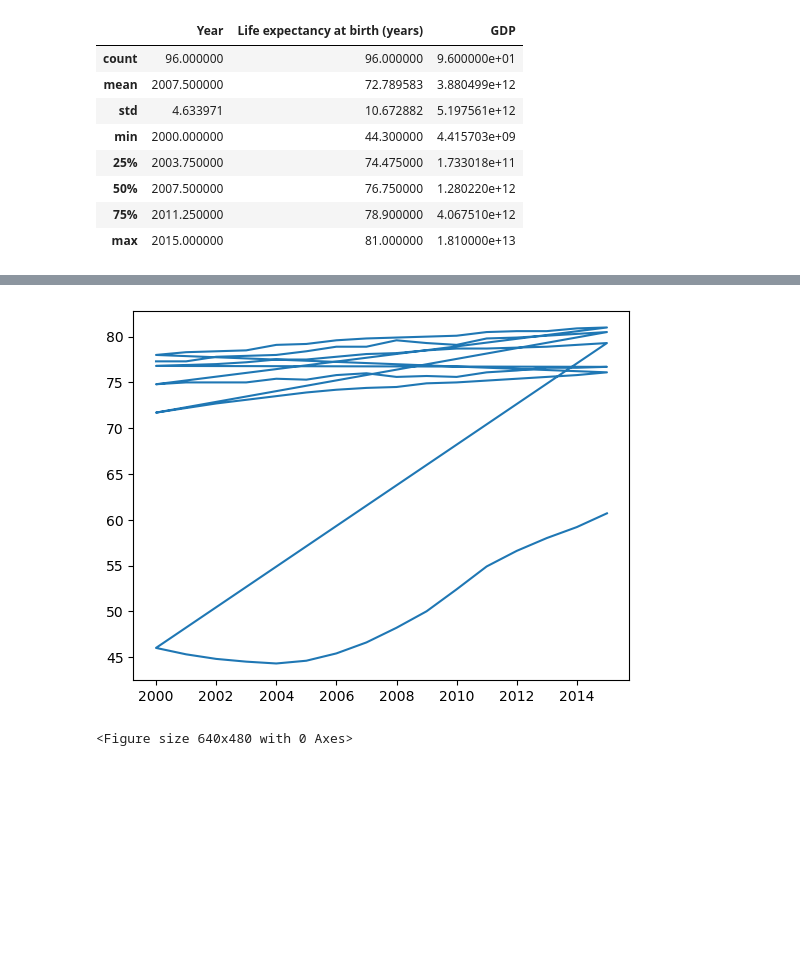
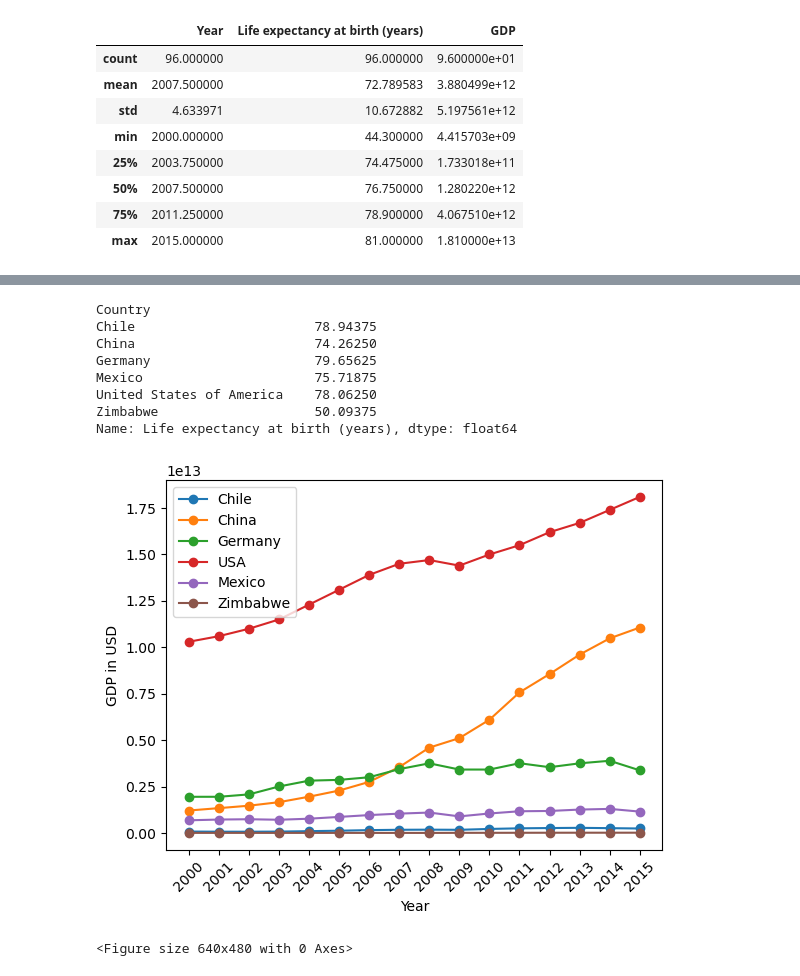
Before and after one commit to tylerjamesf/life_expectancy_GDP, a Jupyter notebook: life_expectancy_gdp.ipynb, the cells around one changed output, grey strips where cells are left out. Cells and saved outputs as stored; diff of their text form; code cells hidden in the pictures; blank space fills up the shorter version.

```diff
--- a/life_expectancy_gdp.ipynb
+++ b/life_expectancy_gdp.ipynb
@@ -29,7 +100,34 @@ df.describe()
 # %%
-plt.plot(df['Year'], df['Life expectancy at birth (years)'])
-plt.show()
-plt.clf()
+print(df.groupby('Country')['Life expectancy at birth (years)'].mean())
 # %% [output]
-[figure, removed]
-<Figure size 640x480 with 0 Axes>
+Country
+Chile                       78.94375
+China                       74.26250
+Germany                     79.65625
+Mexico                      75.71875
+United States of America    78.06250
+Zimbabwe                    50.09375
+Name: Life expectancy at birth (years), dtype: float64
+# %%
+ax = plt.subplot()
+ax.set_xticks(x_ticks)
+
+plt.plot(x,chile_y["GDP"], label='Chile', marker='o')
+plt.plot(x, china_y["GDP"], label='China', marker='o')
+plt.plot(x, germany_y["GDP"], label='Germany', marker='o')
+plt.plot(x, usa_y["GDP"], label='USA', marker='o')
+plt.plot(x, mexico_y["GDP"], label='Mexico', marker='o')
+plt.plot(x, zim_y["GDP"], label='Zimbabwe', marker='o')
+
+ax.set_xticks(x)
+ax.set_xticklabels(x_labels, rotation=45)
+
+plt.ylabel("GDP in USD")
+plt.xlabel("Year")
+
+plt.legend()
+plt.show()
+plt.clf()
+# %% [output]
+[figure, added]
+<Figure size 640x480 with 0 Axes>
```
Also changed, not shown: parts of 4 cells of this notebook.
